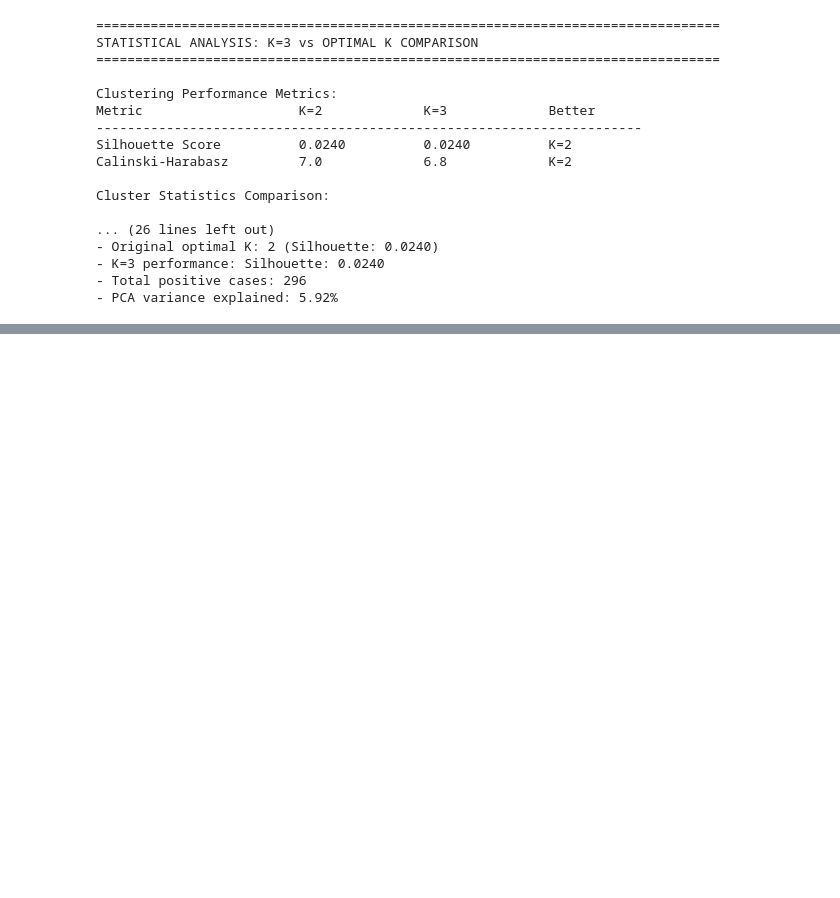
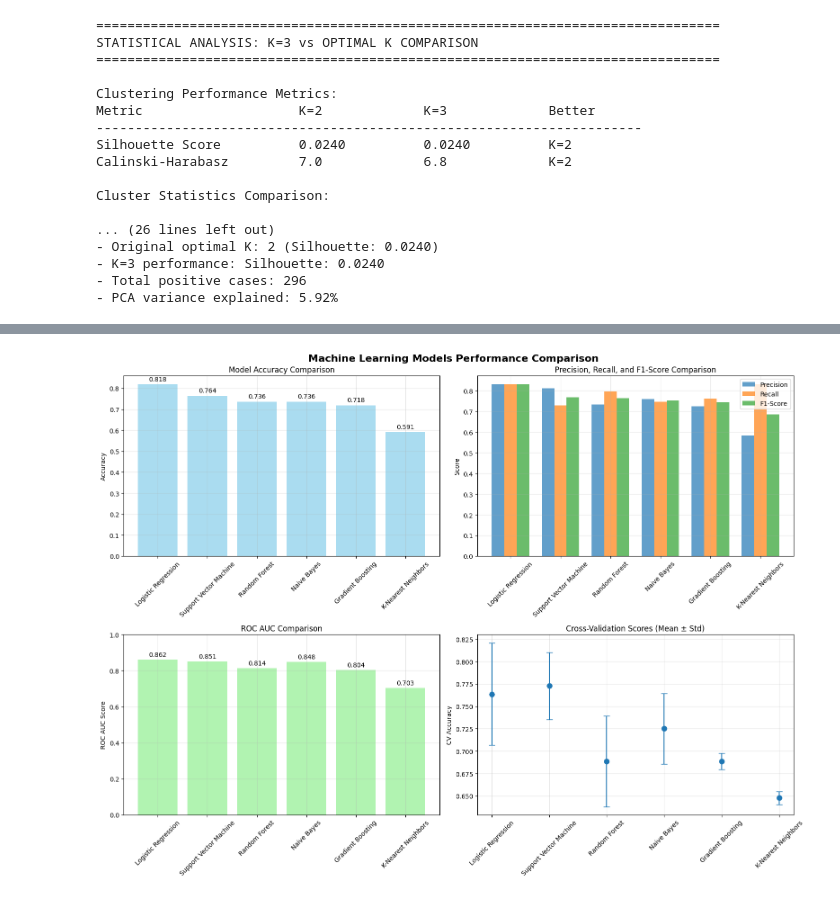
Before and after one commit to Ismailea4/MindMeal, a Jupyter notebook: notebook/data_preparation.ipynb, the cells around one changed output, grey strips where cells are left out. Drawn from its saved outputs; the diff is of its cells as text; code cells hidden in the pictures; blank space fills up the shorter version.

```diff
--- a/notebook/data_preparation.ipynb
+++ b/notebook/data_preparation.ipynb
@@ -1132,0 +1549,90 @@ Cluster Statistics Comparison:
+# %%
+# Model Performance Comparison
+print("="*80)
+print("MODEL PERFORMANCE COMPARISON")
+print("="*80)
+
+# Create comparison dataframe
+comparison_df = pd.DataFrame({
+    'Model': list(results.keys()),
+    'Accuracy': [results[name]['accuracy'] for name in results.keys()],
+    'Precision': [results[name]['precision'] for name in results.keys()],
+    'Recall': [results[name]['recall'] for name in results.keys()],
+    'F1-Score': [results[name]['f1_score'] for name in results.keys()],
+    'ROC AUC': [results[name]['roc_auc'] if results[name]['roc_auc'] else 0 for name in results.keys()],
+    'CV Mean': [results[name]['cv_mean'] for name in results.keys()],
+    'CV Std': [results[name]['cv_std'] for name in results.keys()]
+})
+
+# Sort by F1-Score (good overall metric)
+comparison_df = comparison_df.sort_values('F1-Score', ascending=False)
+
+print("Performance Metrics Summary:")
+print(comparison_df.round(4))
+
+# Find best model
+best_model_name = comparison_df.iloc[0]['Model']
+best_model = results[best_model_name]['model']
+
+print(f"\nBest performing model: {best_model_name}")
+print(f"Best F1-Score: {comparison_df.iloc[0]['F1-Score']:.4f}")
+
+# Visualize model comparison
+fig, axes = plt.subplots(2, 2, figsize=(16, 12))
+fig.suptitle('Machine Learning Models Performance Comparison', fontsize=16, fontweight='bold')
+
+# 1. Accuracy comparison
+ax1 = axes[0, 0]
+bars1 = ax1.bar(comparison_df['Model'], comparison_df['Accuracy'],
+               color='skyblue', alpha=0.7)
+ax1.set_title('Model Accuracy Comparison')
+ax1.set_ylabel('Accuracy')
+ax1.tick_params(axis='x', rotation=45)
+ax1.grid(True, alpha=0.3)
+# Add value labels on bars
+for bar, value in zip(bars1, comparison_df['Accuracy']):
+    ax1.text(bar.get_x() + bar.get_width()/2, bar.get_height() + 0.01,
+            f'{value:.3f}', ha='center', va='bottom')
+
+# 2. Precision, Recall, F1-Score comparison
+ax2 = axes[0, 1]
+x = np.arange(len(comparison_df))
+width = 0.25
+ax2.bar(x - width, comparison_df['Precision'], width, label='Precision', alpha=0.7)
+ax2.bar(x, comparison_df['Recall'], width, label='Recall', alpha=0.7)
+ax2.bar(x + width, comparison_df['F1-Score'], width, label='F1-Score', alpha=0.7)
+ax2.set_title('Precision, Recall, and F1-Score Comparison')
+ax2.set_ylabel('Score')
+ax2.set_xticks(x)
+ax2.set_xticklabels(comparison_df['Model'], rotation=45)
+ax2.legend()
+ax2.grid(True, alpha=0.3)
+
+# 3. ROC AUC comparison (exclude models without probability prediction)
+ax3 = axes[1, 0]
+roc_data = comparison_df[comparison_df['ROC AUC'] > 0]
+bars3 = ax3.bar(roc_data['Model'], roc_data['ROC AUC'],
+               color='lightgreen', alpha=0.7)
+ax3.set_title('ROC AUC Comparison')
+ax3.set_ylabel('ROC AUC Score')
+ax3.tick_params(axis='x', rotation=45)
+ax3.grid(True, alpha=0.3)
+ax3.set_ylim(0, 1)
+# Add value labels
+for bar, value in zip(bars3, roc_data['ROC AUC']):
+    ax3.text(bar.get_x() + bar.get_width()/2, bar.get_height() + 0.01,
+            f'{value:.3f}', ha='center', va='bottom')
+
+# 4. Cross-validation scores with error bars
+ax4 = axes[1, 1]
+ax4.errorbar(range(len(comparison_df)), comparison_df['CV Mean'],
+            yerr=comparison_df['CV Std'], fmt='o', capsize=5, markersize=8)
+ax4.set_title('Cross-Validation Scores (Mean ± Std)')
+ax4.set_ylabel('CV Accuracy')
+ax4.set_xticks(range(len(comparison_df)))
+ax4.set_xticklabels(comparison_df['Model'], rotation=45)
+ax4.grid(True, alpha=0.3)
+
+plt.tight_layout()
+plt.show()
+# %% [output]
@@ -1132,0 +1656 @@ Cluster Statistics Comparison:
+[figure, added]
```
Also changed, not shown: parts of 12 cells of this notebook, 3 other files.
